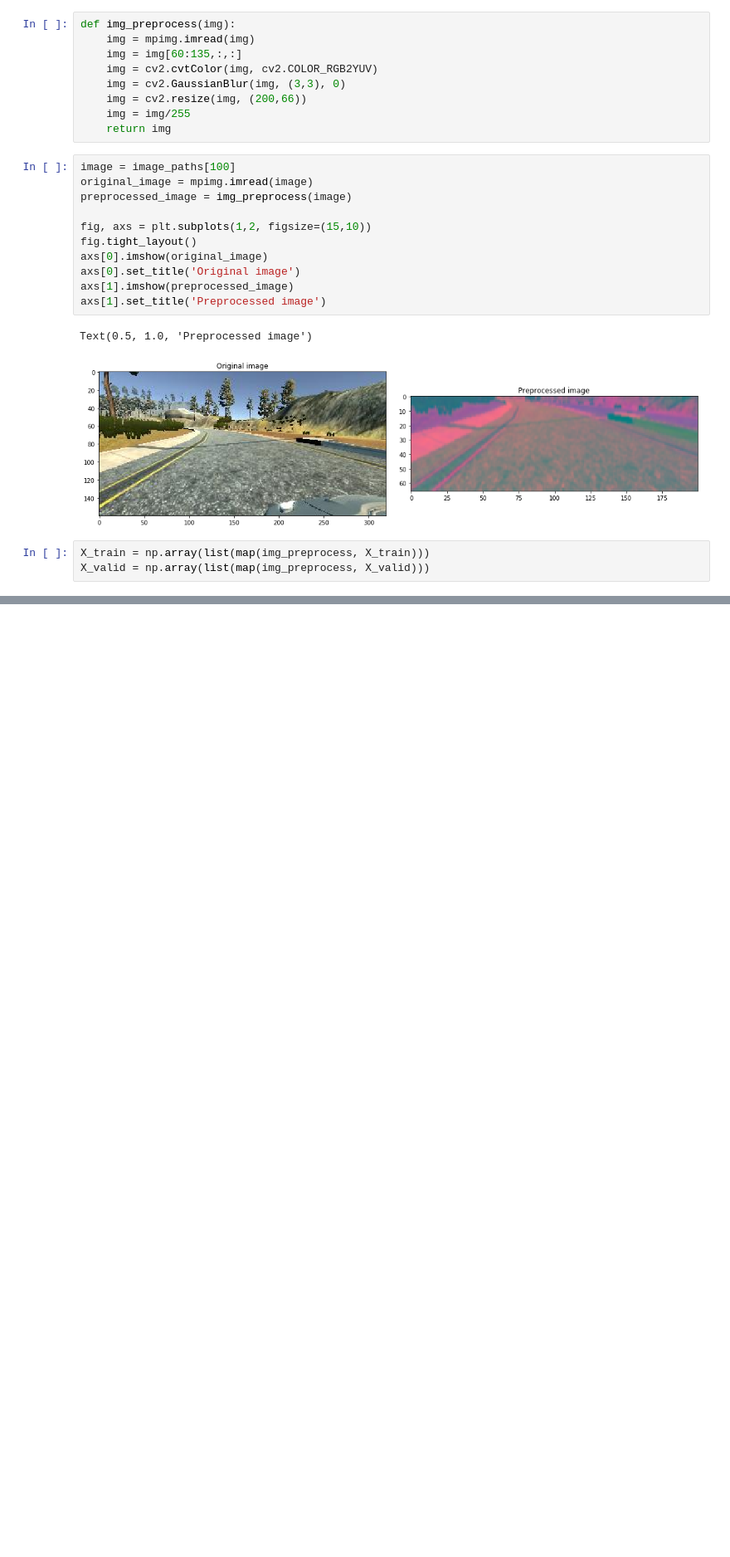
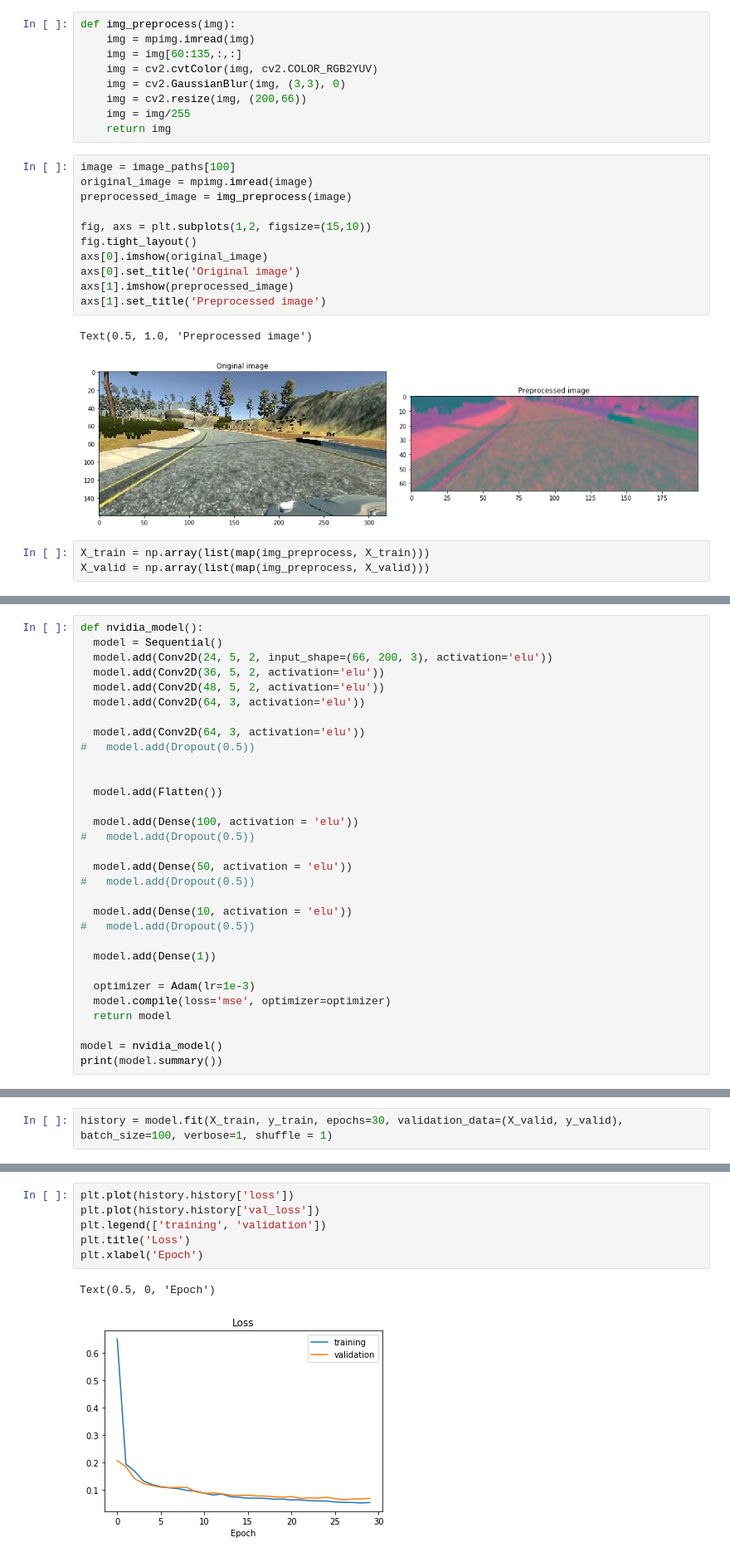
Before and after one commit to slevin48/behavioural-cloning, a Jupyter notebook: behavioural-cloning.ipynb, the cells around one changed output, grey strips where cells are left out. Shown at 83% size. Cells and saved outputs as stored; diff of their text form; blank space fills up the shorter version.

Commit message:
Train NVIDIA model

```diff
--- a/behavioural-cloning.ipynb
+++ b/behavioural-cloning.ipynb
@@ -168,0 +175,31 @@ print(X_train.shape)
+# %%
+def nvidia_model():
+  model = Sequential()
+  model.add(Conv2D(24, 5, 2, input_shape=(66, 200, 3), activation='elu'))
+  model.add(Conv2D(36, 5, 2, activation='elu'))
+  model.add(Conv2D(48, 5, 2, activation='elu'))
+  model.add(Conv2D(64, 3, activation='elu'))
+
+  model.add(Conv2D(64, 3, activation='elu'))
+#   model.add(Dropout(0.5))
+
+
+  model.add(Flatten())
+
+  model.add(Dense(100, activation = 'elu'))
+#   model.add(Dropout(0.5))
+
+  model.add(Dense(50, activation = 'elu'))
+#   model.add(Dropout(0.5))
+
+  model.add(Dense(10, activation = 'elu'))
+#   model.add(Dropout(0.5))
+
+  model.add(Dense(1))
+
+  optimizer = Adam(lr=1e-3)
+  model.compile(loss='mse', optimizer=optimizer)
+  return model
+
+model = nvidia_model()
+print(model.summary())
@@ -168,0 +224,2 @@ print(X_train.shape)
+# %%
+history = model.fit(X_train, y_train, epochs=30, validation_data=(X_valid, y_valid), batch_size=100, verbose=1, shuffle = 1)
@@ -168,0 +244,9 @@ print(X_train.shape)
+# %%
+plt.plot(history.history['loss'])
+plt.plot(history.history['val_loss'])
+plt.legend(['training', 'validation'])
+plt.title('Loss')
+plt.xlabel('Epoch')
+# %% [output]
+Text(0.5, 0, 'Epoch')
+[figure, added]
```
Also changed, not shown: parts of 8 cells of this notebook, 2 other files.
